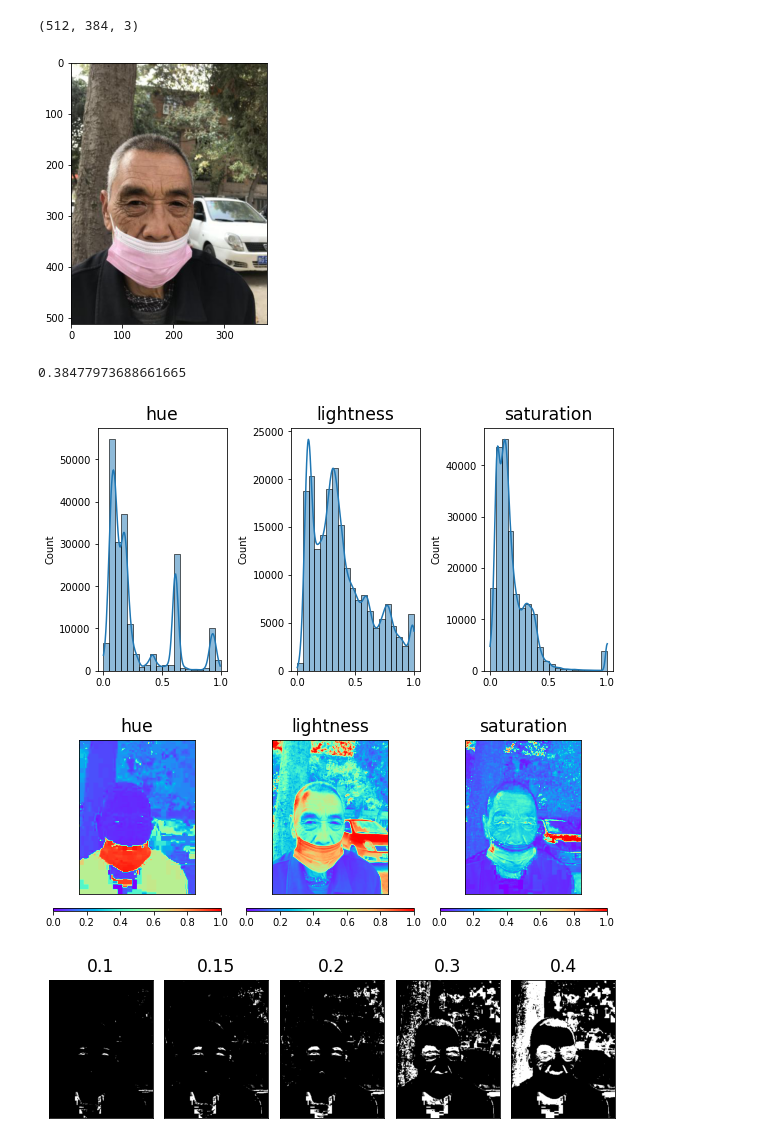
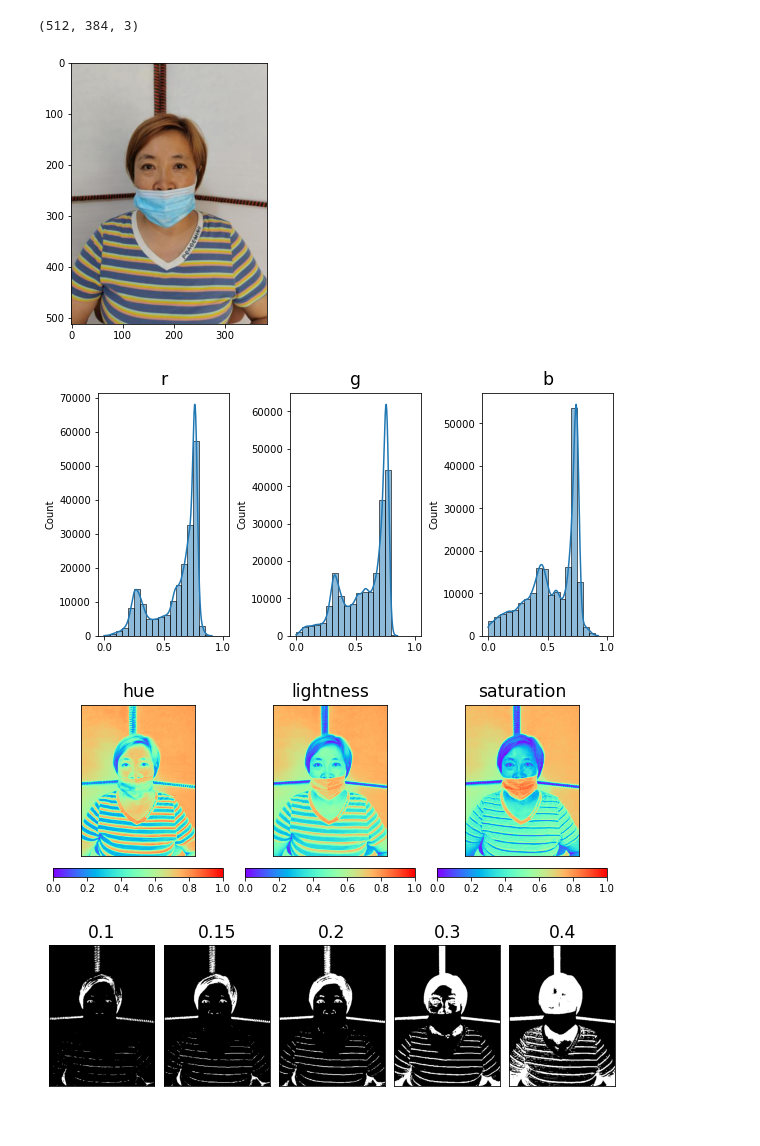
Before and after one commit to boostcampaitech3/level1-image-classification-level1-recsys-04, a Jupyter notebook: EDA/colorsysEDA.ipynb, the cells around one changed output. Drawn from its saved outputs; the diff is of its cells as text; code cells hidden in the pictures.

```diff
--- a/EDA/colorsysEDA.ipynb
+++ b/EDA/colorsysEDA.ipynb
@@ -8,27 +9,28 @@ from copy import deepcopy
 # %%
-image = plt.imread("old3.jpg")
+image = plt.imread("/opt/ml/input/data/train/processed_train_images/000001_1.jpg")
 print(image.shape)
 fig, ax = plt.subplots(constrained_layout = True)
 #constrained_layout : figsize에 입력한 크기와 입력한 figure의 이미지의 크기를 최대한 맞추는 옵션
 ax.imshow(image)
 plt.show()
 # %% [output]
 (512, 384, 3)
-[figure, old version]
+[figure, new version]
 # %%
 #이미지를 rgb에서 hls 값으로 변환하고 분포를 히스토그램으로 확인
 
-img_hls = np.array([colorsys.rgb_to_hls(*c) for c in (image/255).reshape((384*512, 3))]).T
-print(img_hls[1].mean())
+#img_hls = np.array([colorsys.rgb_to_hls(*c) for c in (image/255).reshape((384*512, 3))]).T
+#print(img_hls.shape)
+transform = transforms.ToTensor()
+image = transform(image).reshape(3,-1)
 fig, axs = plt.subplots(ncols=3, figsize=(8, 4), constrained_layout=True)
 
 #enumerate는 index를 함께 반환한다.
-for i, (title, ax) in enumerate(zip(["hue", "lightness", "saturation"], axs)):
-    sns.histplot(img_hls[i], kde=True, bins=np.linspace(0, 1, 21), ax=ax)
+for i, (title, ax) in enumerate(zip(["r", "g", "b"], axs)):
+    sns.histplot(image[i], kde=True, bins=np.linspace(0, 1, 21), ax=ax)
     ax.set_title(title, fontsize="xx-large", pad=8)
 # %% [output]
-0.38477973688661665
-[figure, old version]
+[figure, new version]
 # %%
 #주어진 사진에서 HLS의 heatmap 확인
 
@@ -36,29 +38,29 @@ fig, axs = plt.subplots(ncols=3, figsize=(8, 3), constrained_layout=True)
 
 for i, (title, ax) in enumerate(zip(["hue", "lightness", "saturation"], axs)):
     vmax = 1 if i == 0 else 1
-    im = ax.imshow(img_hls[i].reshape(512, 384), cmap="rainbow", vmin=0, vmax=vmax)
+    im = ax.imshow(image[i].reshape(512, 384), cmap="rainbow", vmin=0, vmax=vmax)
     plt.colorbar(im, orientation="horizontal", ax=ax)
     ax.set_xticks([])
     ax.set_yticks([])
     ax.set_title(title, fontsize="xx-large", pad=8)
 # %% [output]
-[figure, old version]
+[figure, new version]
 # %%
 #내가 HLS 값을 기준으로 선택한 영역을 흰색으로 표시 (나머지 검은색)
 
-img_hls_face = deepcopy(img_hls)
+img_hls_face = deepcopy(image)
 
 fig, axs = plt.subplots(ncols=5, figsize=(8, 3), constrained_layout=True)
 
 h_ths = [0.1, 0.15, 0.2, 0.3, 0.4]
 for h_th, ax in zip(h_ths, axs):
-    chk_face = np.where((img_hls[1] < h_th) & (img_hls[0] < 0.15), 1, 0)
+    chk_face = np.where((image[2] < h_th), 1, 0)
     ax.imshow(chk_face.reshape(512, 384), cmap="gray")
     ax.set_xticks([])
     ax.set_yticks([])
     ax.set_title(f"{h_th}", fontsize="xx-large", pad=8)
 # %% [output]
-[figure, old version]
+[figure, new version]
 # %%
 #np.where는 인자로 넘긴 조건을 만족하는 값의 인덱스를 반환한다. rgb는 인덱스가 3차원이기에 1차원 인덱스만 뽑아주려고 [0]를 뒤에 붙인다.
 
```
Also changed, not shown: parts of 2 cells of this notebook, 2 other files.
